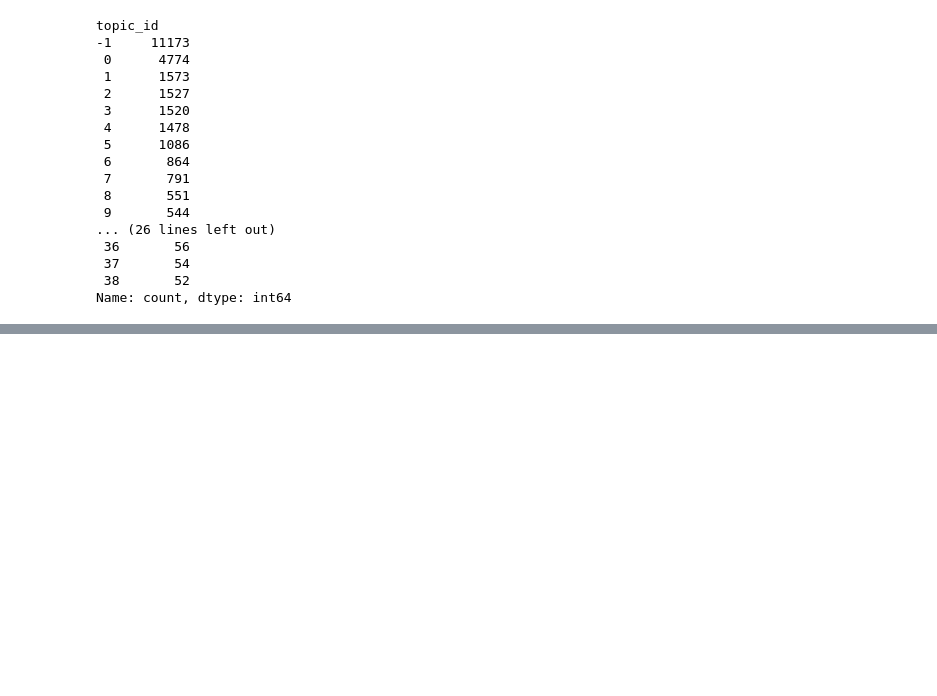
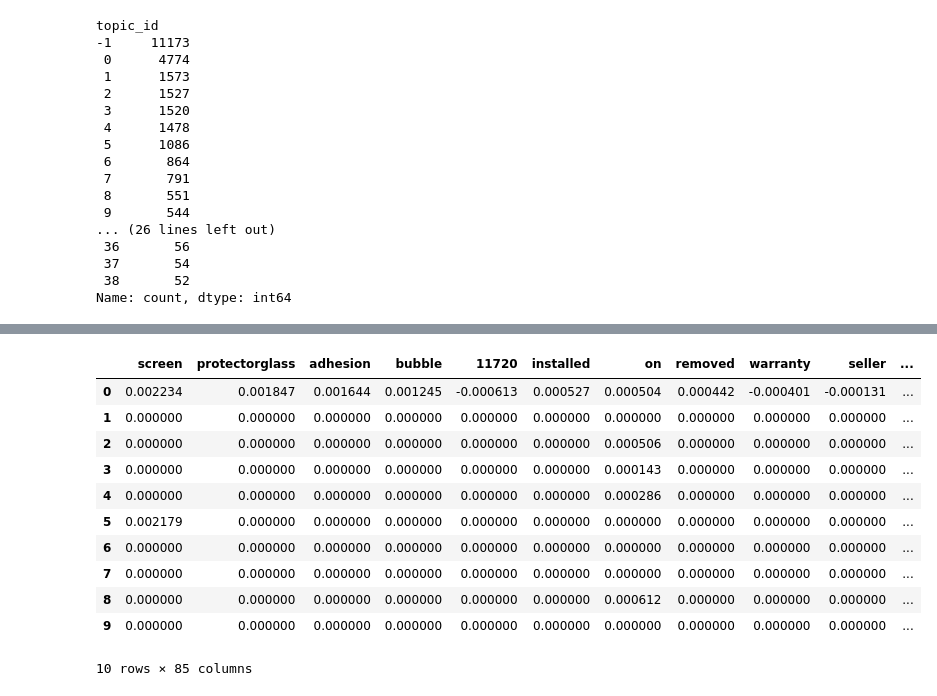
Before and after one commit to dsbyvansh/NLP-Customer-Review-Intelligence, a Jupyter notebook: notebooks/explainability.ipynb, the cells around one changed output, grey strips where cells are left out. Drawn from its saved outputs; the diff is of its cells as text; code cells hidden in the pictures; blank space fills up the shorter version.

```diff
--- a/notebooks/explainability.ipynb
+++ b/notebooks/explainability.ipynb
@@ -64,0 +202,6 @@ Name: count, dtype: int64
+# %%
+predicted_indexes = []
+
+for review in sample_reviews:
+    test_prob = predict_proba([review])
+    predicted_indexes.append(test_prob[0].argmax())
@@ -64,0 +270,15 @@ Name: count, dtype: int64
+# %%
+weights_df
+# %% [output]
+|  | screen | protectorglass | adhesion | bubble | 11720 | installed | on | removed | warranty | seller | ... |
+| 0 | 0.002234 | 0.001847 | 0.001644 | 0.001245 | -0.000613 | 0.000527 | 0.000504 | 0.000442 | -0.000401 | -0.000131 | ... |
+| 1 | 0.000000 | 0.000000 | 0.000000 | 0.000000 | 0.000000 | 0.000000 | 0.000000 | 0.000000 | 0.000000 | 0.000000 | ... |
+| 2 | 0.000000 | 0.000000 | 0.000000 | 0.000000 | 0.000000 | 0.000000 | 0.000506 | 0.000000 | 0.000000 | 0.000000 | ... |
+| 3 | 0.000000 | 0.000000 | 0.000000 | 0.000000 | 0.000000 | 0.000000 | 0.000143 | 0.000000 | 0.000000 | 0.000000 | ... |
+| 4 | 0.000000 | 0.000000 | 0.000000 | 0.000000 | 0.000000 | 0.000000 | 0.000286 | 0.000000 | 0.000000 | 0.000000 | ... |
+| 5 | 0.002179 | 0.000000 | 0.000000 | 0.000000 | 0.000000 | 0.000000 | 0.000000 | 0.000000 | 0.000000 | 0.000000 | ... |
+| 6 | 0.000000 | 0.000000 | 0.000000 | 0.000000 | 0.000000 | 0.000000 | 0.000000 | 0.000000 | 0.000000 | 0.000000 | ... |
+| 7 | 0.000000 | 0.000000 | 0.000000 | 0.000000 | 0.000000 | 0.000000 | 0.000000 | 0.000000 | 0.000000 | 0.000000 | ... |
+| 8 | 0.000000 | 0.000000 | 0.000000 | 0.000000 | 0.000000 | 0.000000 | 0.000612 | 0.000000 | 0.000000 | 0.000000 | ... |
+| 9 | 0.000000 | 0.000000 | 0.000000 | 0.000000 | 0.000000 | 0.000000 | 0.000000 | 0.000000 | 0.000000 | 0.000000 | ... |
+10 rows × 85 columns
```
Also changed, not shown: parts of 24 cells of this notebook, 4 other files.
